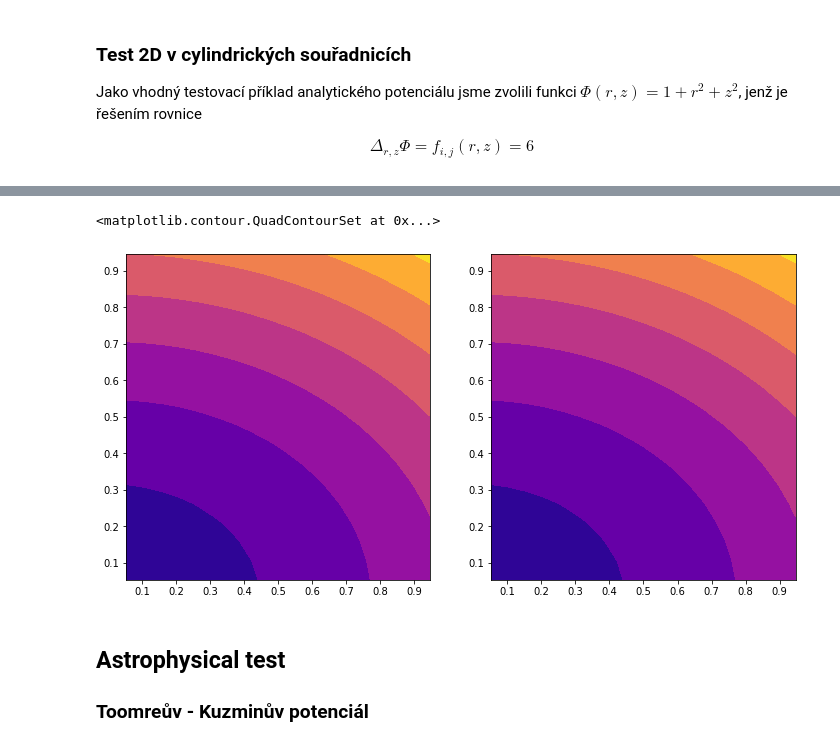
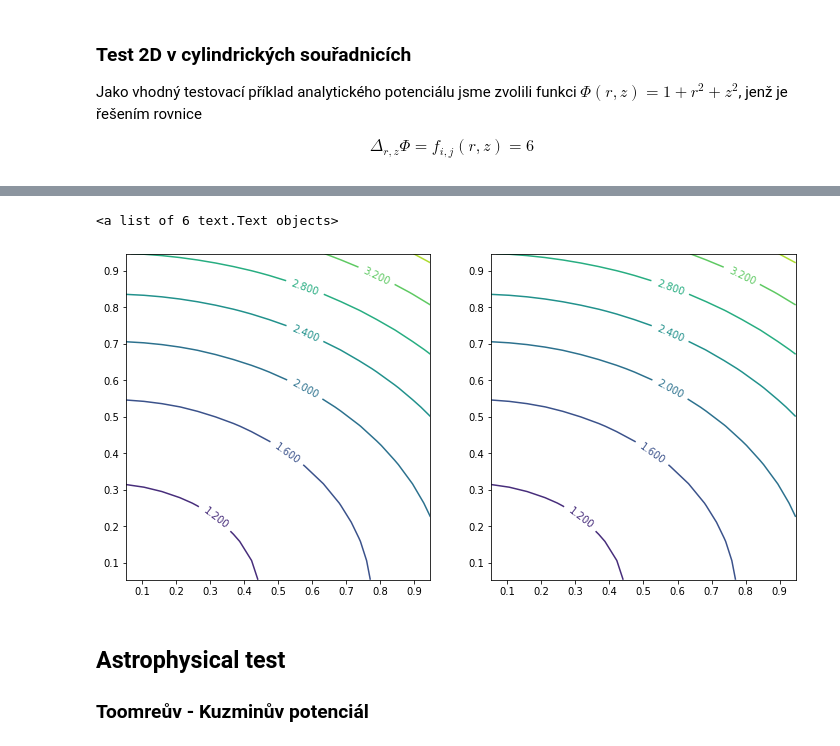
Before and after one commit to astroviki/NumericalMethods, a Jupyter notebook: PoissonSolver/Poisson.ipynb, the cells around one changed output, grey strips where cells are left out. Cells and saved outputs as stored; diff of their text form; code cells hidden in the pictures.

```diff
--- a/PoissonSolver/Poisson.ipynb
+++ b/PoissonSolver/Poisson.ipynb
@@ -735,7 +692,7 @@ def matrix_initialize(n):
         for l in range(ndim*ndim):
 
             if l==k:
-                banded_matrix[k,l] = -4.0*d3
+                banded_matrix[k,l] = -2.0*d3
             if l==k+1:
                 banded_matrix[k,l] = d2
             if l==k-1:
@@ -835,24 +772,28 @@ pd.DataFrame(solution)
 # %%
 from mpl_toolkits.mplot3d import Axes3D
 import matplotlib.pylab as plt
 from matplotlib import cm
 
 f = lambda r,z: 1+r**2 + 2*z**2
 
 fig = plt.figure(figsize=(12,6))
 
 rgrid, zgrid = np.meshgrid(r[1:n-1], z[1:n-1])
 
 zvalues = potential[1:n-1,1:n-1]
 ax1 = fig.add_subplot(1,2,1)
-plt.contourf(rgrid, zgrid, zvalues,cmap=cm.plasma)
+#plt.contour(rgrid, zgrid, zvalues,cmap=cm.plasma)
+CS = ax1.contour(rgrid,zgrid,zvalues)
+ax1.clabel(CS, inline=1, fontsize=10)
 
 zvalues = solution
 ax2 = fig.add_subplot(1,2,2)
-plt.contourf(rgrid, zgrid, zvalues,cmap=cm.plasma)
+CS = ax2.contour(rgrid,zgrid,zvalues)
+ax2.clabel(CS, inline=1, fontsize=10)
+#plt.contour(rgrid, zgrid, zvalues,cmap=cm.plasma)
 # %% [output]
-<matplotlib.contour.QuadContourSet at 0x...>
+<a list of 6 text.Text objects>
-[figure, old version]
+[figure, new version]
 # %% [markdown]
 ## Astrophysical test
 
```
Also changed, not shown: parts of 13 cells of this notebook.
